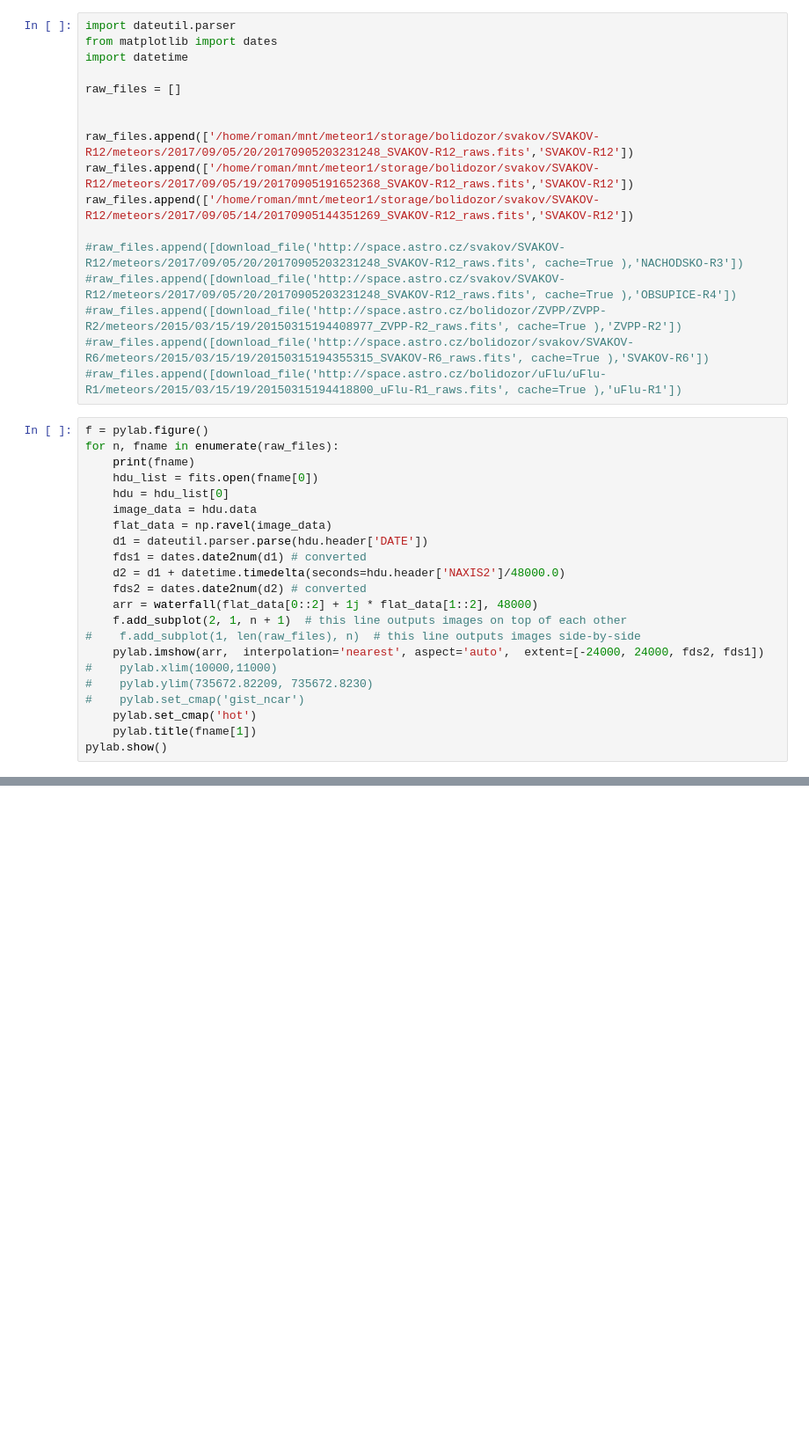
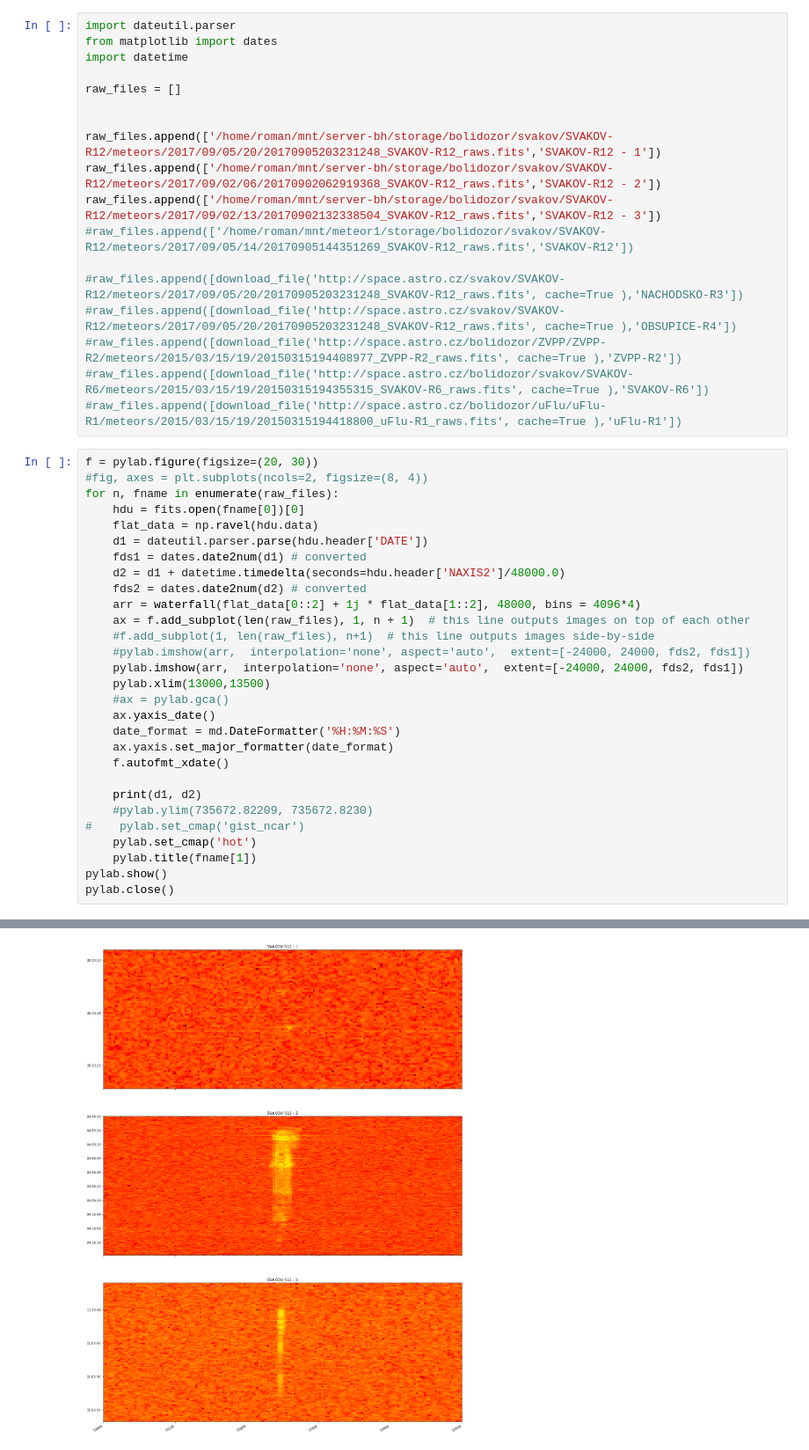
Before and after one commit to bolidozor/MeteorDataAnalyser, a Jupyter notebook: iPython/RAWS_viewer.ipynb, the cells around one changed output, grey strips where cells are left out. Shown at 88% size. Saved outputs shown, nothing was run; the diff lists cells and outputs as text; blank space fills up the shorter version.

```diff
--- a/iPython/RAWS_viewer.ipynb
+++ b/iPython/RAWS_viewer.ipynb
@@ -24,9 +28,10 @@ import datetime
 raw_files = []
 
 
-raw_files.append(['/home/roman/mnt/meteor1/storage/bolidozor/svakov/SVAKOV-R12/meteors/2017/09/05/20/20170905203231248_SVAKOV-R12_raws.fits','SVAKOV-R12'])
-raw_files.append(['/home/roman/mnt/meteor1/storage/bolidozor/svakov/SVAKOV-R12/meteors/2017/09/05/19/20170905191652368_SVAKOV-R12_raws.fits','SVAKOV-R12'])
-raw_files.append(['/home/roman/mnt/meteor1/storage/bolidozor/svakov/SVAKOV-R12/meteors/2017/09/05/14/20170905144351269_SVAKOV-R12_raws.fits','SVAKOV-R12'])
+raw_files.append(['/home/roman/mnt/server-bh/storage/bolidozor/svakov/SVAKOV-R12/meteors/2017/09/05/20/20170905203231248_SVAKOV-R12_raws.fits','SVAKOV-R12 - 1'])
+raw_files.append(['/home/roman/mnt/server-bh/storage/bolidozor/svakov/SVAKOV-R12/meteors/2017/09/02/06/20170902062919368_SVAKOV-R12_raws.fits','SVAKOV-R12 - 2'])
+raw_files.append(['/home/roman/mnt/server-bh/storage/bolidozor/svakov/SVAKOV-R12/meteors/2017/09/02/13/20170902132338504_SVAKOV-R12_raws.fits','SVAKOV-R12 - 3'])
+#raw_files.append(['/home/roman/mnt/meteor1/storage/bolidozor/svakov/SVAKOV-R12/meteors/2017/09/05/14/20170905144351269_SVAKOV-R12_raws.fits','SVAKOV-R12'])
 
 #raw_files.append([download_file('http://space.astro.cz/svakov/SVAKOV-R12/meteors/2017/09/05/20/20170905203231248_SVAKOV-R12_raws.fits', cache=True ),'NACHODSKO-R3'])
 #raw_files.append([download_file('http://space.astro.cz/svakov/SVAKOV-R12/meteors/2017/09/05/20/20170905203231248_SVAKOV-R12_raws.fits', cache=True ),'OBSUPICE-R4'])
@@ -34,25 +39,32 @@ raw_files.append(['/home/roman/mnt/meteor1/storage/bolidozor/svakov/SVAKOV-R12/m
 #raw_files.append([download_file('http://space.astro.cz/bolidozor/svakov/SVAKOV-R6/meteors/2015/03/15/19/20150315194355315_SVAKOV-R6_raws.fits', cache=True ),'SVAKOV-R6'])
 #raw_files.append([download_file('http://space.astro.cz/bolidozor/uFlu/uFlu-R1/meteors/2015/03/15/19/20150315194418800_uFlu-R1_raws.fits', cache=True ),'uFlu-R1'])
 # %%
-f = pylab.figure()
+f = pylab.figure(figsize=(20, 30))
+#fig, axes = plt.subplots(ncols=2, figsize=(8, 4))
 for n, fname in enumerate(raw_files):
-    print(fname)
-    hdu_list = fits.open(fname[0])
-    hdu = hdu_list[0]
-    image_data = hdu.data
-    flat_data = np.ravel(image_data)
+    hdu = fits.open(fname[0])[0]
+    flat_data = np.ravel(hdu.data)
     d1 = dateutil.parser.parse(hdu.header['DATE'])
     fds1 = dates.date2num(d1) # converted
     d2 = d1 + datetime.timedelta(seconds=hdu.header['NAXIS2']/48000.0)
     fds2 = dates.date2num(d2) # converted
-    arr = waterfall(flat_data[0::2] + 1j * flat_data[1::2], 48000)
-    f.add_subplot(2, 1, n + 1)  # this line outputs images on top of each other
-#    f.add_subplot(1, len(raw_files), n)  # this line outputs images side-by-side
-    pylab.imshow(arr,  interpolation='nearest', aspect='auto',  extent=[-24000, 24000, fds2, fds1])
-#    pylab.xlim(10000,11000)
-#    pylab.ylim(735672.82209, 735672.8230)
+    arr = waterfall(flat_data[0::2] + 1j * flat_data[1::2], 48000, bins = 4096*4)
+    ax = f.add_subplot(len(raw_files), 1, n + 1)  # this line outputs images on top of each other
+    #f.add_subplot(1, len(raw_files), n+1)  # this line outputs images side-by-side
+    #pylab.imshow(arr,  interpolation='none', aspect='auto',  extent=[-24000, 24000, fds2, fds1])
+    pylab.imshow(arr,  interpolation='none', aspect='auto',  extent=[-24000, 24000, fds2, fds1])
+    pylab.xlim(13000,13500)
+    #ax = pylab.gca()
+    ax.yaxis_date()
+    date_format = md.DateFormatter('%H:%M:%S')
+    ax.yaxis.set_major_formatter(date_format)
+    f.autofmt_xdate()
+
+    print(d1, d2)
+    #pylab.ylim(735672.82209, 735672.8230)
 #    pylab.set_cmap('gist_ncar')
     pylab.set_cmap('hot')
     pylab.title(fname[1])
 pylab.show()
+pylab.close()
 # %% [output]
@@ -60,0 +74 @@ TypeError: slice indices must be integers or None or have an __index__ method
+[figure, added]
```
Also changed, not shown: parts of 6 cells of this notebook, 5 other files.
